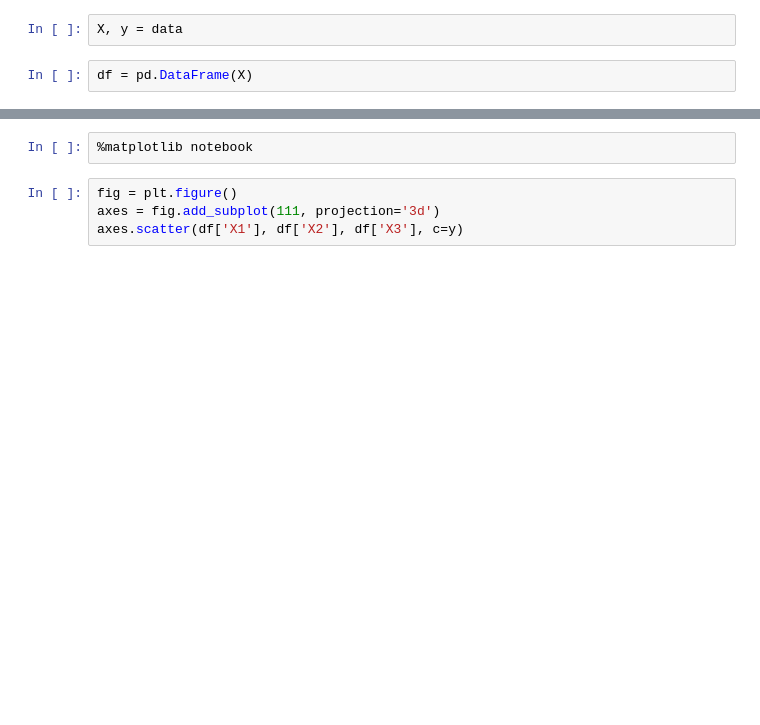
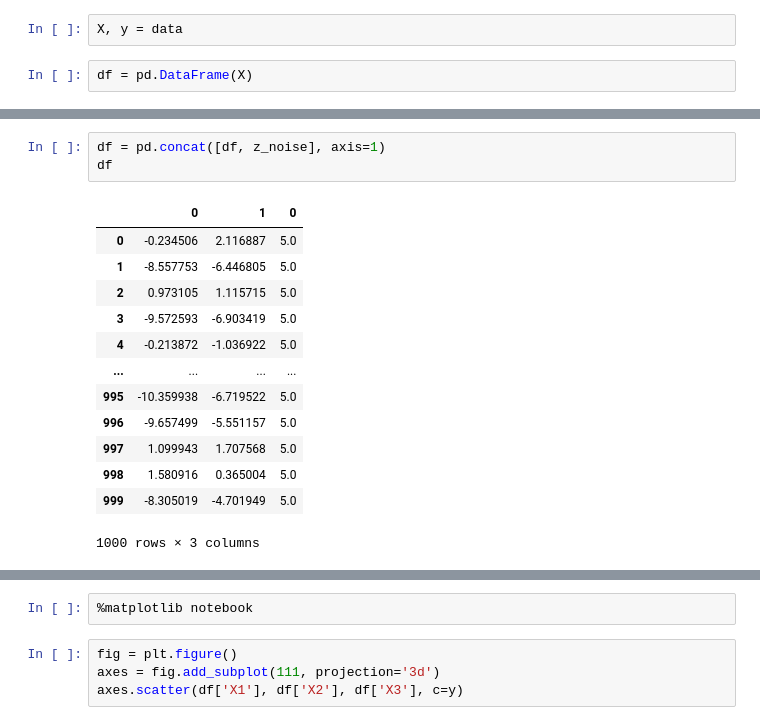
Before and after one commit to siki-aayush/data_science, a Jupyter notebook: auto_encoder.ipynb, the cells around one changed output, grey strips where cells are left out. Saved outputs shown, nothing was run; the diff lists cells and outputs as text; blank space fills up the shorter version.

```diff
--- a/auto_encoder.ipynb
+++ b/auto_encoder.ipynb
@@ -45,0 +45,17 @@ df
+# %%
+df = pd.concat([df, z_noise], axis=1)
+df
+# %% [output]
+|  | 0 | 1 | 0 |
+| 0 | -0.234506 | 2.116887 | 5.0 |
+| 1 | -8.557753 | -6.446805 | 5.0 |
+| 2 | 0.973105 | 1.115715 | 5.0 |
+| 3 | -9.572593 | -6.903419 | 5.0 |
+| 4 | -0.213872 | -1.036922 | 5.0 |
+| ... | ... | ... | ... |
+| 995 | -10.359938 | -6.719522 | 5.0 |
+| 996 | -9.657499 | -5.551157 | 5.0 |
+| 997 | 1.099943 | 1.707568 | 5.0 |
+| 998 | 1.580916 | 0.365004 | 5.0 |
+| 999 | -8.305019 | -4.701949 | 5.0 |
+1000 rows × 3 columns
```
Also changed, not shown: parts of 20 cells of this notebook, 16 other files.
